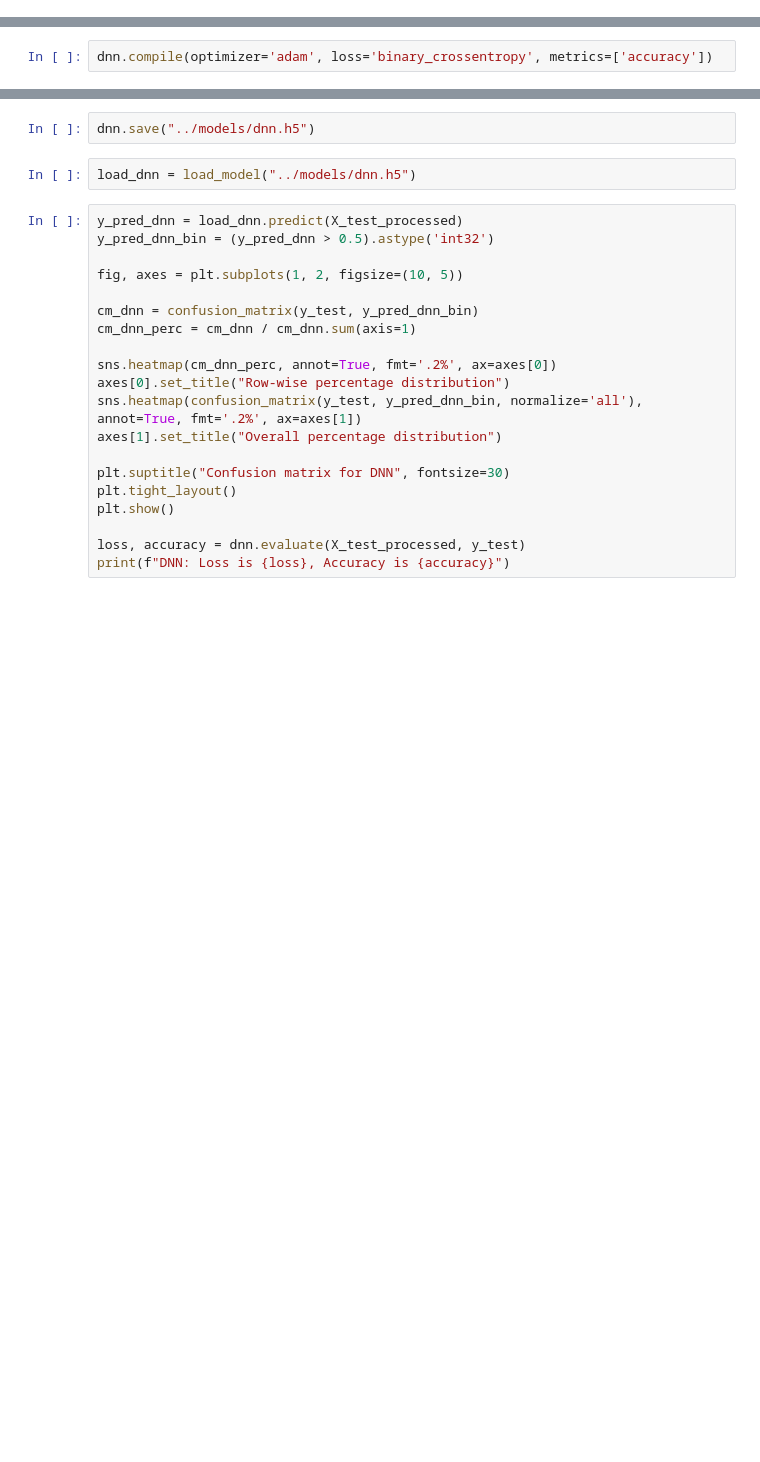
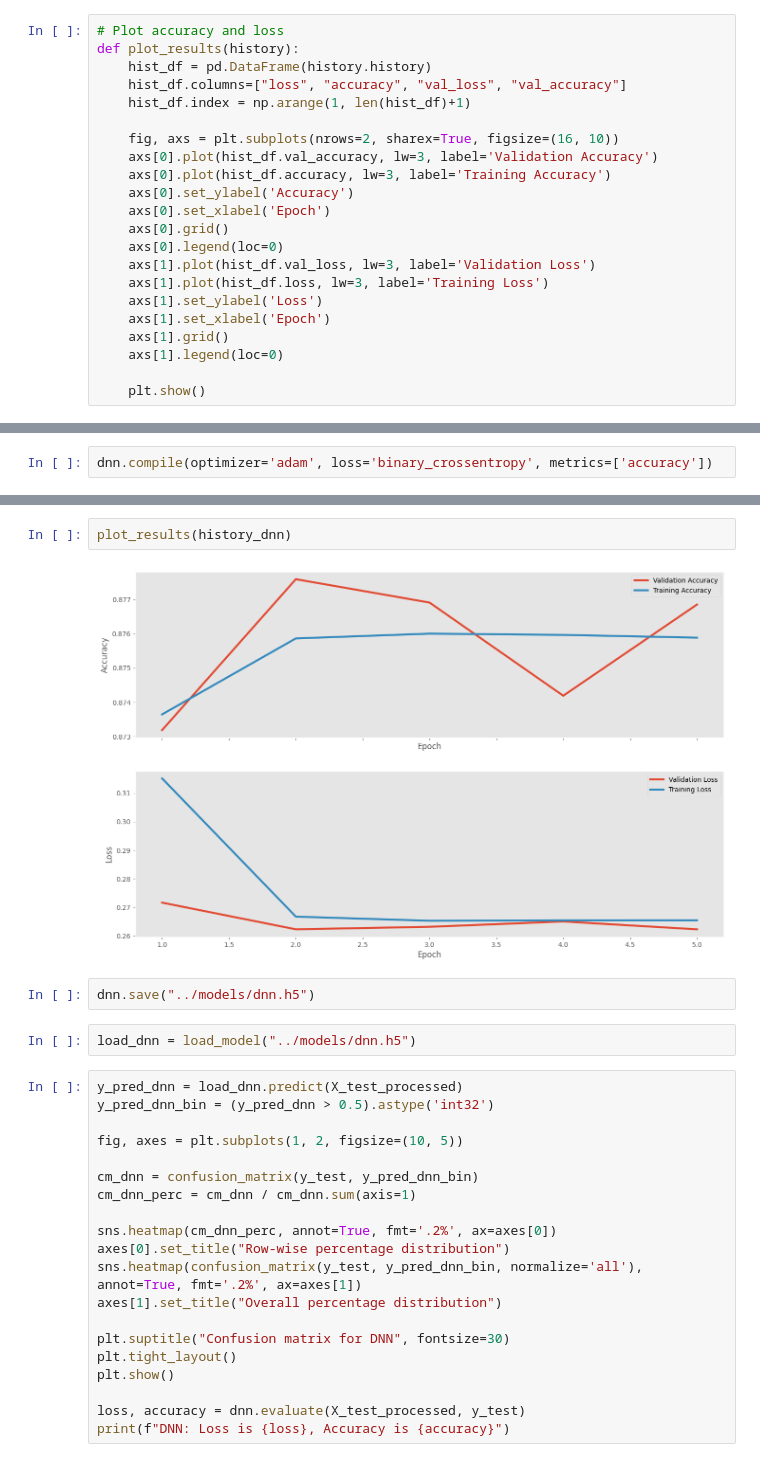
Before and after one commit to raydiwill/dsa-4-action-learning, a Jupyter notebook: notebooks/deeplearning.ipynb, the cells around one changed output, grey strips where cells are left out. Cells and saved outputs as stored; diff of their text form; blank space fills up the shorter version.

```diff
--- a/notebooks/deeplearning.ipynb
+++ b/notebooks/deeplearning.ipynb
@@ -31,3 +40,25 @@ plt.style.use('ggplot')
+# %%
+# Plot accuracy and loss
+def plot_results(history):
+    hist_df = pd.DataFrame(history.history)
+    hist_df.columns=["loss", "accuracy", "val_loss", "val_accuracy"]
+    hist_df.index = np.arange(1, len(hist_df)+1)
+
+    fig, axs = plt.subplots(nrows=2, sharex=True, figsize=(16, 10))
+    axs[0].plot(hist_df.val_accuracy, lw=3, label='Validation Accuracy')
+    axs[0].plot(hist_df.accuracy, lw=3, label='Training Accuracy')
+    axs[0].set_ylabel('Accuracy')
+    axs[0].set_xlabel('Epoch')
+    axs[0].grid()
+    axs[0].legend(loc=0)
+    axs[1].plot(hist_df.val_loss, lw=3, label='Validation Loss')
+    axs[1].plot(hist_df.loss, lw=3, label='Training Loss')
+    axs[1].set_ylabel('Loss')
+    axs[1].set_xlabel('Epoch')
+    axs[1].grid()
+    axs[1].legend(loc=0)
+
+    plt.show()
 # %%
 df_master = pd.read_csv("../data/Train.csv")
 df = df_master.copy()
@@ -328,3 +358,7 @@ Epoch 4/10
+# %%
+plot_results(history_dnn)
+# %% [output]
+[figure, added]
 # %%
 dnn.save("../models/dnn.h5")
 # %%
```
Also changed, not shown: parts of 21 cells of this notebook, 2 other files.
